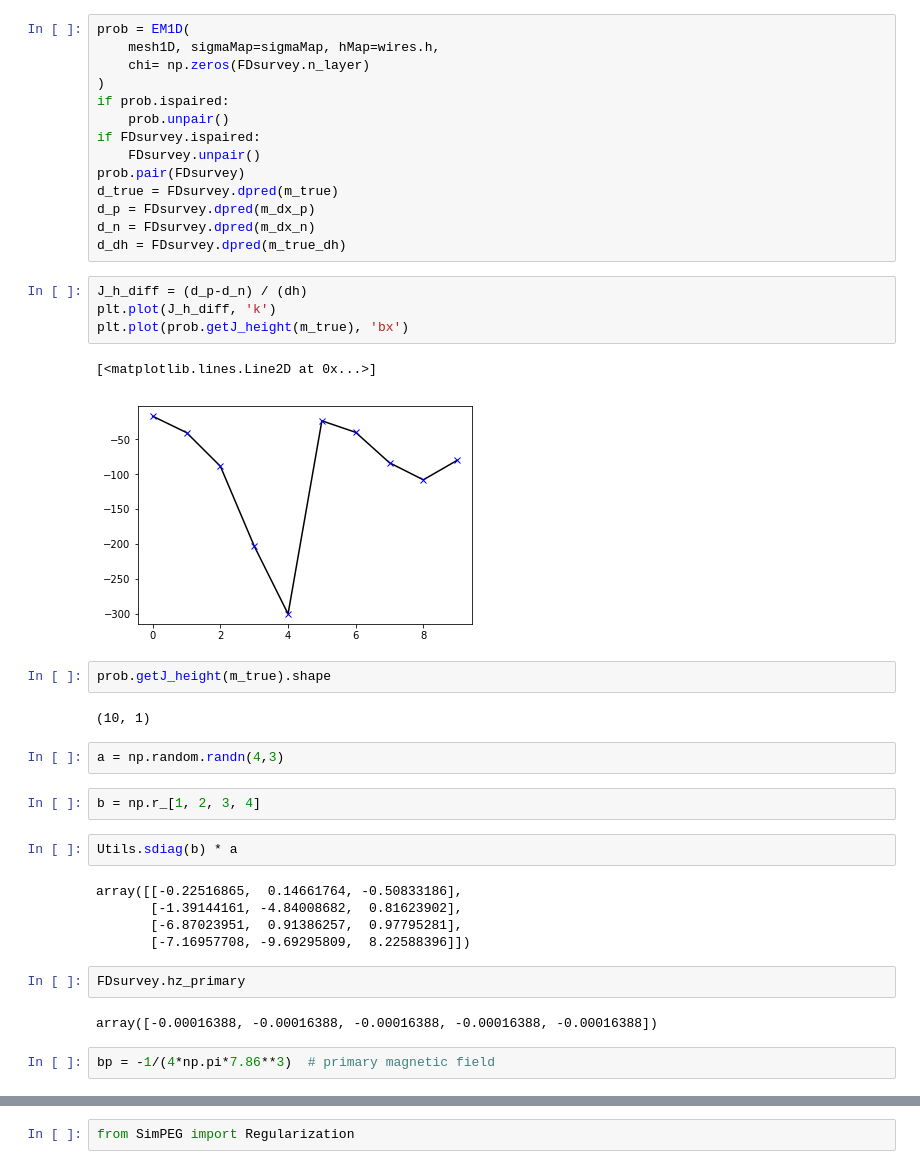
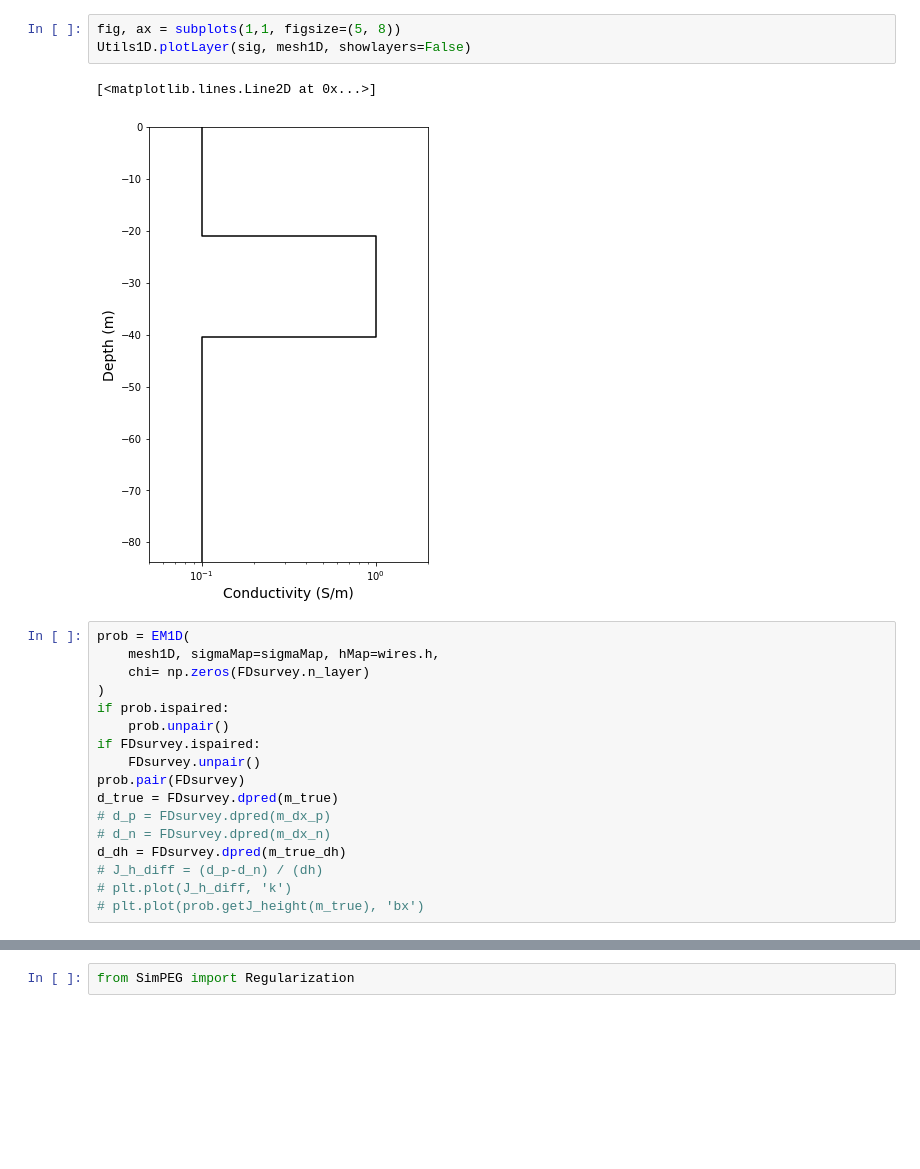
Before and after one commit to simpeg/simpegEM1D, a Jupyter notebook: notebooks/examples/EM1D_inversion_FD_height_correction.ipynb, the cells around one changed output, grey strips where cells are left out. Saved outputs shown, nothing was run; the diff lists cells and outputs as text; blank space fills up the shorter version.

```diff
--- a/notebooks/examples/EM1D_inversion_FD_height_correction.ipynb
+++ b/notebooks/examples/EM1D_inversion_FD_height_correction.ipynb
@@ -43,3 +47,9 @@ m_dx_n = np.r_[np.log(sig), FDsurvey.h-dh/2]
+# %%
+fig, ax = subplots(1,1, figsize=(5, 8))
+Utils1D.plotLayer(sig, mesh1D, showlayers=False)
+# %% [output]
+[<matplotlib.lines.Line2D at 0x...>]
+[figure, added]
 # %%
 prob = EM1D(
     mesh1D, sigmaMap=sigmaMap, hMap=wires.h,
@@ -51,37 +61,12 @@ if FDsurvey.ispaired:
     FDsurvey.unpair()
 prob.pair(FDsurvey)
 d_true = FDsurvey.dpred(m_true)
-d_p = FDsurvey.dpred(m_dx_p)
-d_n = FDsurvey.dpred(m_dx_n)
+# d_p = FDsurvey.dpred(m_dx_p)
+# d_n = FDsurvey.dpred(m_dx_n)
 d_dh = FDsurvey.dpred(m_true_dh)
+# J_h_diff = (d_p-d_n) / (dh)
+# plt.plot(J_h_diff, 'k')
+# plt.plot(prob.getJ_height(m_true), 'bx')
-# %%
-J_h_diff = (d_p-d_n) / (dh)
-plt.plot(J_h_diff, 'k')
-plt.plot(prob.getJ_height(m_true), 'bx')
-# %% [output]
-[<matplotlib.lines.Line2D at 0x...>]
-[figure, removed]
-# %%
-prob.getJ_height(m_true).shape
-# %% [output]
-(10, 1)
-# %%
-a = np.random.randn(4,3)
-# %%
-b = np.r_[1, 2, 3, 4]
-# %%
-Utils.sdiag(b) * a
-# %% [output]
-array([[-0.22516865,  0.14661764, -0.50833186],
-       [-1.39144161, -4.84008682,  0.81623902],
-       [-6.87023951,  0.91386257,  0.97795281],
-       [-7.16957708, -9.69295809,  8.22588396]])
-# %%
-FDsurvey.hz_primary
-# %% [output]
-array([-0.00016388, -0.00016388, -0.00016388, -0.00016388, -0.00016388])
-# %%
-bp = -1/(4*np.pi*7.86**3)  # primary magnetic field
 # %%
 fig, axes = plt.subplots(1,1, figsize = (7,5))
 axes.plot(FDsurvey.frequency, d_true[0:FDsurvey.n_frequency], 'k.-')
```
Also changed, not shown: parts of 9 cells of this notebook, 5 other files.
